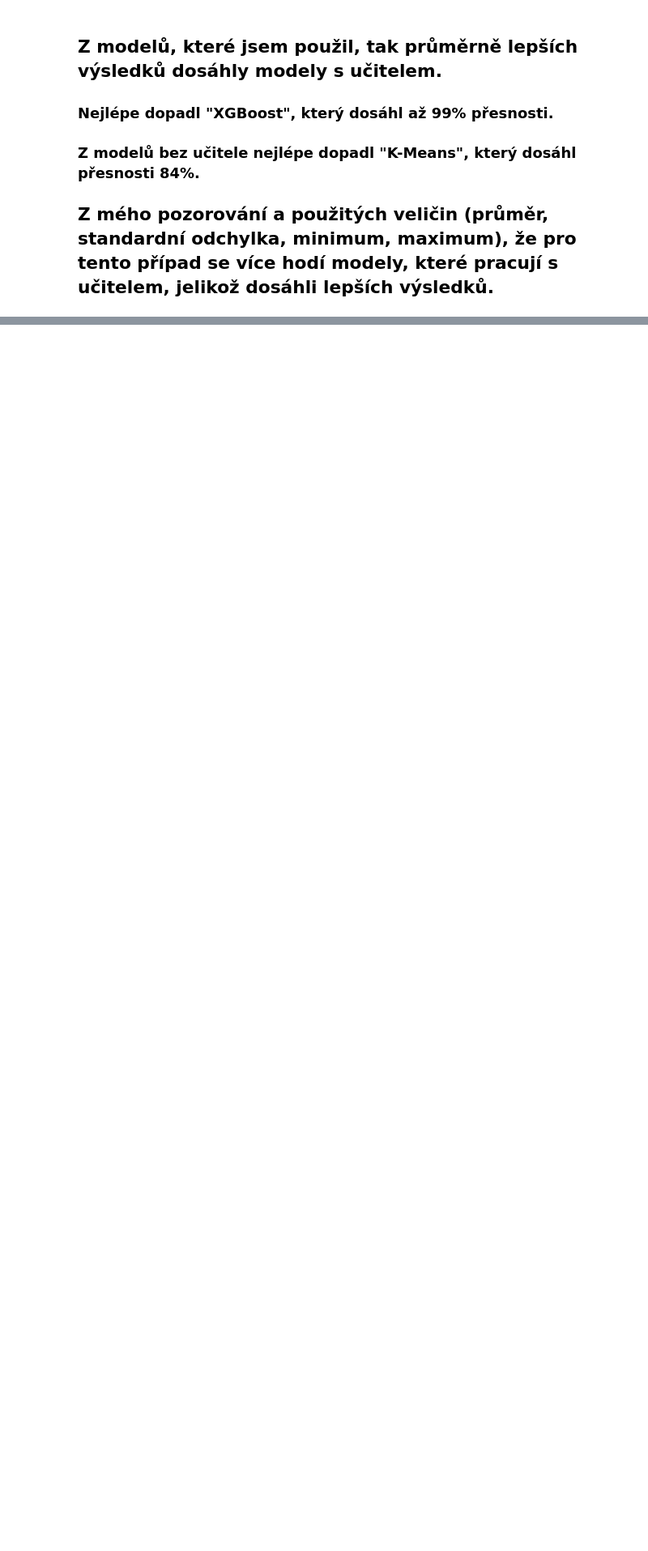
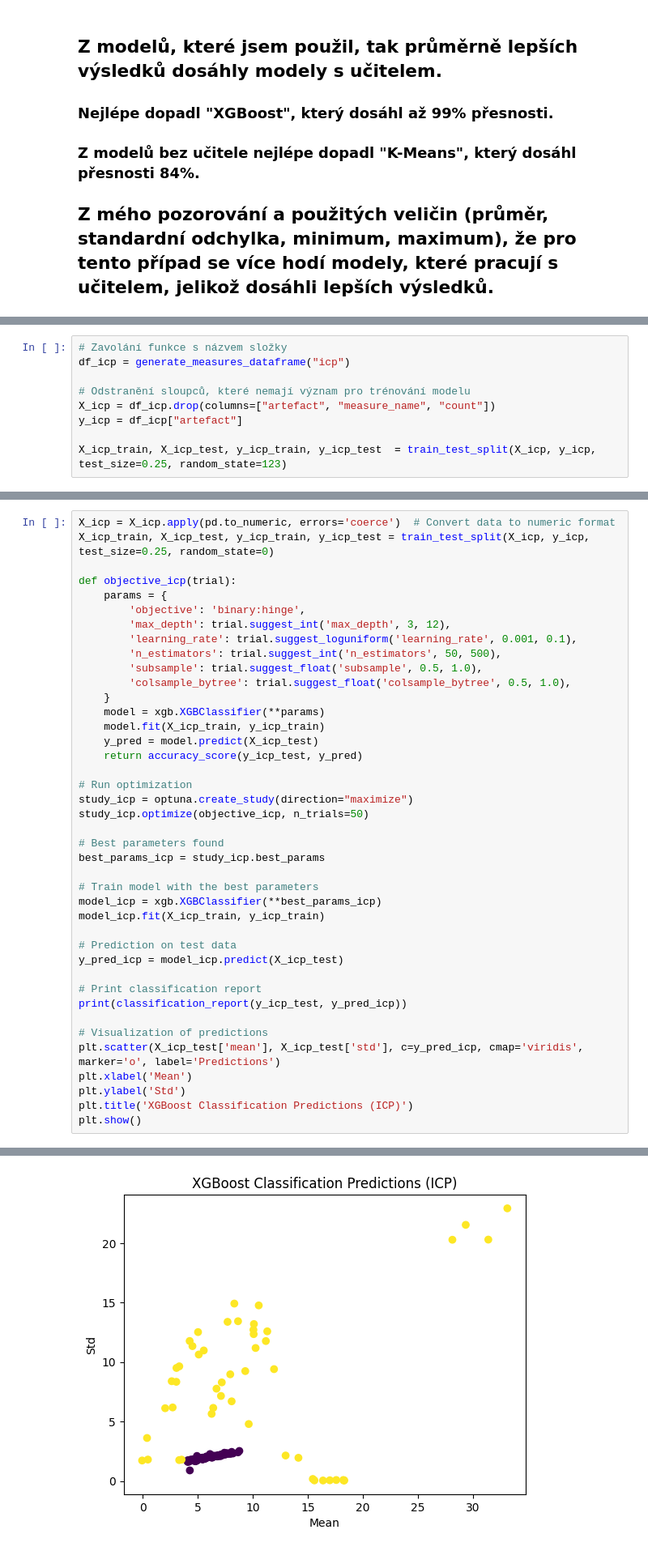
Before and after one commit to ulricht01/usu, a Jupyter notebook: project.ipynb, the cells around one changed output, grey strips where cells are left out. Shown: that part at 81% size. Drawn from its saved outputs; the diff is of its cells as text; blank space fills up the shorter version.

```diff
--- a/project.ipynb
+++ b/project.ipynb
@@ -450,0 +415,9 @@ weighted avg       0.99      0.99      0.99       132
+# %%
+# Zavolání funkce s názvem složky
+df_icp = generate_measures_dataframe("icp")
+
+# Odstranění sloupců, které nemají význam pro trénování modelu
+X_icp = df_icp.drop(columns=["artefact", "measure_name", "count"])
+y_icp = df_icp["artefact"]
+
+X_icp_train, X_icp_test, y_icp_train, y_icp_test  = train_test_split(X_icp, y_icp, test_size=0.25, random_state=123)
@@ -450,0 +561,42 @@ weighted avg       0.99      0.99      0.99       132
+# %%
+X_icp = X_icp.apply(pd.to_numeric, errors='coerce')  # Convert data to numeric format
+X_icp_train, X_icp_test, y_icp_train, y_icp_test = train_test_split(X_icp, y_icp, test_size=0.25, random_state=0)
+
+def objective_icp(trial):
+    params = {
+        'objective': 'binary:hinge',
+        'max_depth': trial.suggest_int('max_depth', 3, 12),
+        'learning_rate': trial.suggest_loguniform('learning_rate', 0.001, 0.1),
+        'n_estimators': trial.suggest_int('n_estimators', 50, 500),
+        'subsample': trial.suggest_float('subsample', 0.5, 1.0),
+        'colsample_bytree': trial.suggest_float('colsample_bytree', 0.5, 1.0),
+    }
+    model = xgb.XGBClassifier(**params)
+    model.fit(X_icp_train, y_icp_train)
+    y_pred = model.predict(X_icp_test)
+    return accuracy_score(y_icp_test, y_pred)
+
+# Run optimization
+study_icp = optuna.create_study(direction="maximize")
+study_icp.optimize(objective_icp, n_trials=50)
+
+# Best parameters found
+best_params_icp = study_icp.best_params
+
+# Train model with the best parameters
+model_icp = xgb.XGBClassifier(**best_params_icp)
+model_icp.fit(X_icp_train, y_icp_train)
+
+# Prediction on test data
+y_pred_icp = model_icp.predict(X_icp_test)
+
+# Print classification report
+print(classification_report(y_icp_test, y_pred_icp))
+
+# Visualization of predictions
+plt.scatter(X_icp_test['mean'], X_icp_test['std'], c=y_pred_icp, cmap='viridis', marker='o', label='Predictions')
+plt.xlabel('Mean')
+plt.ylabel('Std')
+plt.title('XGBoost Classification Predictions (ICP)')
+plt.show()
+# %% [output]
@@ -450,0 +628 @@ weighted avg       0.99      0.99      0.99       132
+[figure, added]
```
Also changed, not shown: parts of 28 cells of this notebook.
